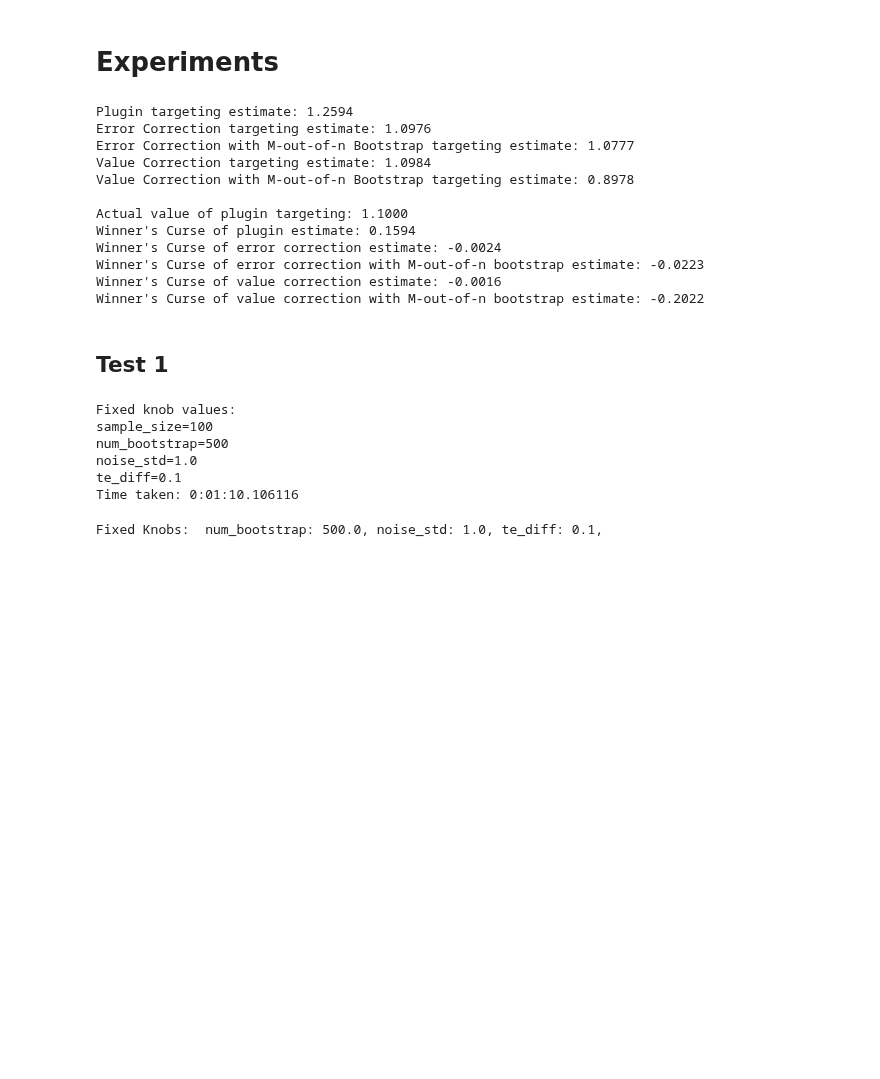
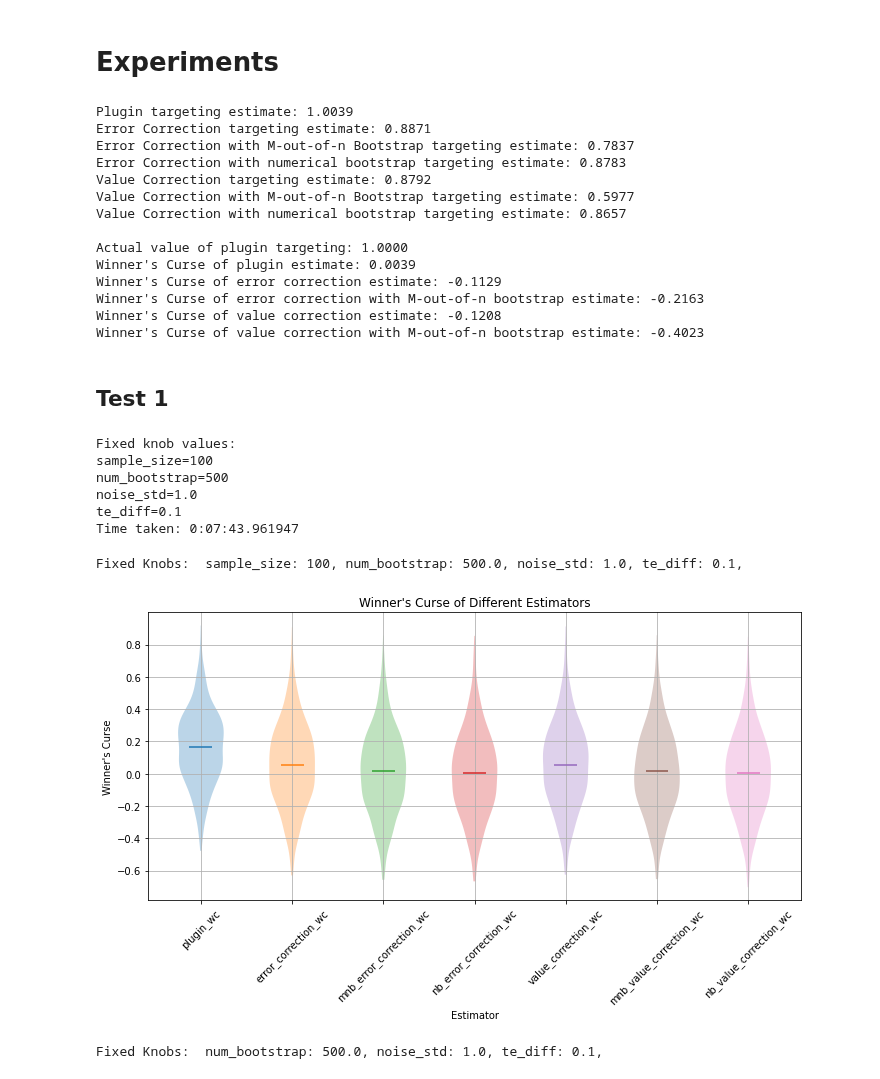
Before and after one commit to iamsikun/winners-curse, a Jupyter notebook: notebooks/group-targeting.ipynb, the cells around one changed output. Saved outputs shown, nothing was run; the diff lists cells and outputs as text; code cells hidden in the pictures; blank space fills up the shorter version.

Commit message:
Added numerical bootstrap for group targeting

```diff
--- a/notebooks/group-targeting.ipynb
+++ b/notebooks/group-targeting.ipynb
@@ -71,15 +75,19 @@ true_plugin_targ_val = evaluate_targeting_policy(test_x, plugin_estmr.get_target
 # value correction estimators
 vc_targ_est = vc_estmr.estimate_targeting_value(test_x, budget=budget)
 mnbvc_targ_est = mnbvc_estmr.estimate_targeting_value(test_x, budget=budget)
+nbvc_targ_est = nbvc_estmr.estimate_targeting_value(test_x, budget=budget)
 # error correction estimators
 ec_targ_est = ec_estmr.estimate_targeting_value(test_x, budget=budget, resid_method=3)
 mnbec_targ_est = mnbec_estmr.estimate_targeting_value(test_x, budget=budget, resid_method=3)
+nbec_targ_est = nbec_estmr.estimate_targeting_value(test_x, budget=budget, resid_method=3)
 
 print(f"Plugin targeting estimate: {plugin_targ_est:.4f}")
 print(f"Error Correction targeting estimate: {ec_targ_est:.4f}")
 print(f"Error Correction with M-out-of-n Bootstrap targeting estimate: {mnbec_targ_est:.4f}")
+print(f"Error Correction with numerical bootstrap targeting estimate: {nbec_targ_est:.4f}")
 print(f"Value Correction targeting estimate: {vc_targ_est:.4f}")
 print(f"Value Correction with M-out-of-n Bootstrap targeting estimate: {mnbvc_targ_est:.4f}")
+print(f"Value Correction with numerical bootstrap targeting estimate: {nbvc_targ_est:.4f}")
 
 print(f"\nActual value of plugin targeting: {true_plugin_targ_val:.4f}")
 print(f"Winner's Curse of plugin estimate: {plugin_targ_est - true_plugin_targ_val:.4f}")
@@ -88,18 +96,20 @@ print(f"Winner's Curse of error correction with M-out-of-n bootstrap estimate: {
 print(f"Winner's Curse of value correction estimate: {vc_targ_est - true_plugin_targ_val:.4f}")
 print(f"Winner's Curse of value correction with M-out-of-n bootstrap estimate: {mnbvc_targ_est - true_plugin_targ_val:.4f}")
 # %% [output]
-Plugin targeting estimate: 1.2594
-Error Correction targeting estimate: 1.0976
-Error Correction with M-out-of-n Bootstrap targeting estimate: 1.0777
-Value Correction targeting estimate: 1.0984
-Value Correction with M-out-of-n Bootstrap targeting estimate: 0.8978
+Plugin targeting estimate: 1.0039
+Error Correction targeting estimate: 0.8871
+Error Correction with M-out-of-n Bootstrap targeting estimate: 0.7837
+Error Correction with numerical bootstrap targeting estimate: 0.8783
+Value Correction targeting estimate: 0.8792
+Value Correction with M-out-of-n Bootstrap targeting estimate: 0.5977
+Value Correction with numerical bootstrap targeting estimate: 0.8657
 
-Actual value of plugin targeting: 1.1000
-Winner's Curse of plugin estimate: 0.1594
-Winner's Curse of error correction estimate: -0.0024
-Winner's Curse of error correction with M-out-of-n bootstrap estimate: -0.0223
-Winner's Curse of value correction estimate: -0.0016
-Winner's Curse of value correction with M-out-of-n bootstrap estimate: -0.2022
+Actual value of plugin targeting: 1.0000
+Winner's Curse of plugin estimate: 0.0039
+Winner's Curse of error correction estimate: -0.1129
+Winner's Curse of error correction with M-out-of-n bootstrap estimate: -0.2163
+Winner's Curse of value correction estimate: -0.1208
+Winner's Curse of value correction with M-out-of-n bootstrap estimate: -0.4023
 # %% [markdown]
 ## Test 1
 # %%
@@ -152,7 +172,7 @@ grid_results = grid_experiment(
     targeting_params=targeting_params,
     estimators_dict=estimators_dict,
     save_dir='results/test.csv',
-    num_test_groups=10, num_repeats_per_test_group=10,
+    num_test_groups=25, num_repeats_per_test_group=25,
     verbose=True
 )
 # %% [output]
@@ -161,7 +181,14 @@ sample_size=100
 num_bootstrap=500
 noise_std=1.0
 te_diff=0.1
-Time taken: 0:01:10.106116
+Time taken: 0:07:43.961947
+# %%
+plot_winners_curse_violin(
+    result_dir='results/test.csv', sample_size=100
+)
+# %% [output]
+Fixed Knobs:  sample_size: 100, num_bootstrap: 500.0, noise_std: 1.0, te_diff: 0.1,
+[figure, added]
 # %%
 plot_winners_curse_2d(
     result_dir='results/sample_size_test.csv', x='sample_size', confidence_level=0.95,
```
Also changed, not shown: parts of 2 cells of this notebook, 4 other files.
